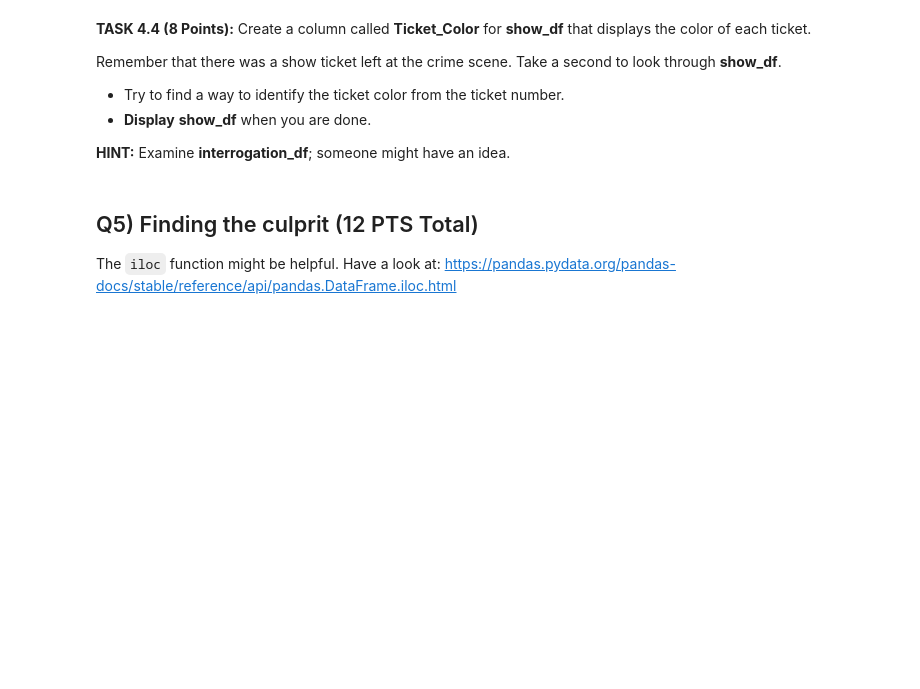
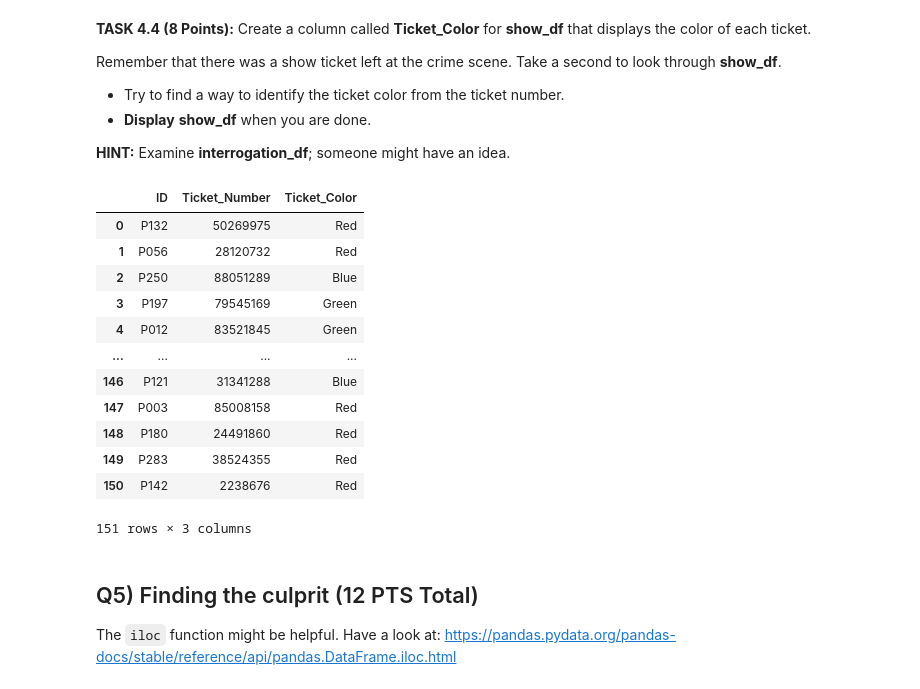
Before and after one commit to yohanbh/cmsc320, a Jupyter notebook: homework2/CMSC320_HW2_Summer_I_2026.ipynb, the cells around one changed output. Drawn from its saved outputs; the diff is of its cells as text; code cells hidden in the pictures; blank space fills up the shorter version.

```diff
--- a/homework2/CMSC320_HW2_Summer_I_2026.ipynb
+++ b/homework2/CMSC320_HW2_Summer_I_2026.ipynb
@@ -425,0 +460,6 @@ Load **"Zichao's Magic Show.csv"** into a DataFrame called **show_df** and **"In
+# %%
+show_df = pd.read_csv("Zichao's Magic Show.csv")
+interrogation_df = pd.read_csv("Interrogation_Statements.csv")
+
+display(show_df)
+interrogation_df
@@ -467,3 +576,35 @@ Remember that there was a show ticket left at the crime scene. Take a second to
+# %%
+def find_ticket_color(ticket_number):
+    digit_sum = sum(int(digit) for digit in str(ticket_number))
+    last_digit = digit_sum % 10
+
+    if last_digit <= 2:
+        return "Blue"
+    elif last_digit <= 5:
+        return "Red"
+    elif last_digit <= 7:
+        return "Green"
+    else:
+        return "Yellow"
+
+
+show_df["Ticket_Color"] = show_df["Ticket_Number"].apply(find_ticket_color)
+
+show_df
+# %% [output]
+|  | ID | Ticket_Number | Ticket_Color |
+| 0 | P132 | 50269975 | Red |
+| 1 | P056 | 28120732 | Red |
+| 2 | P250 | 88051289 | Blue |
+| 3 | P197 | 79545169 | Green |
+| 4 | P012 | 83521845 | Green |
+| ... | ... | ... | ... |
+| 146 | P121 | 31341288 | Blue |
+| 147 | P003 | 85008158 | Red |
+| 148 | P180 | 24491860 | Red |
+| 149 | P283 | 38524355 | Red |
+| 150 | P142 | 2238676 | Red |
+151 rows × 3 columns
 # %% [markdown]
 ## Q5) Finding the culprit (12 PTS Total)
 
```
Also changed, not shown: parts of 16 cells of this notebook.
